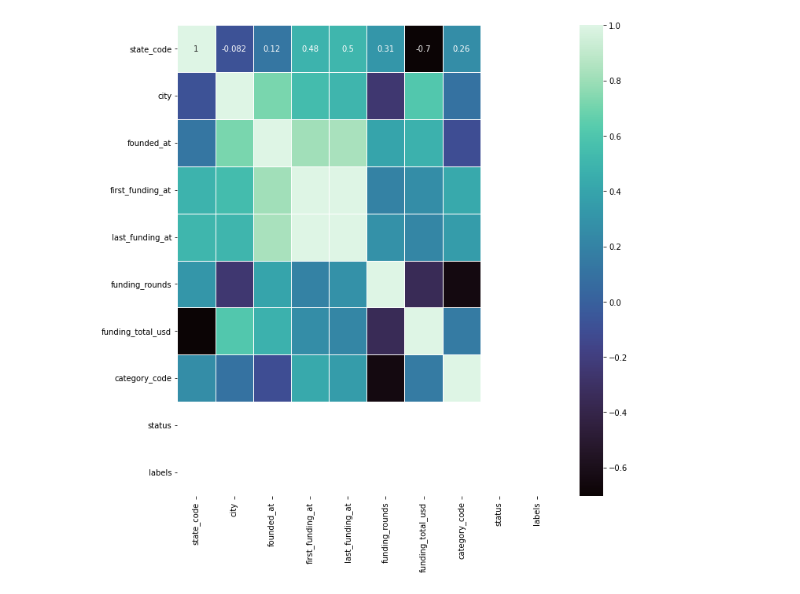
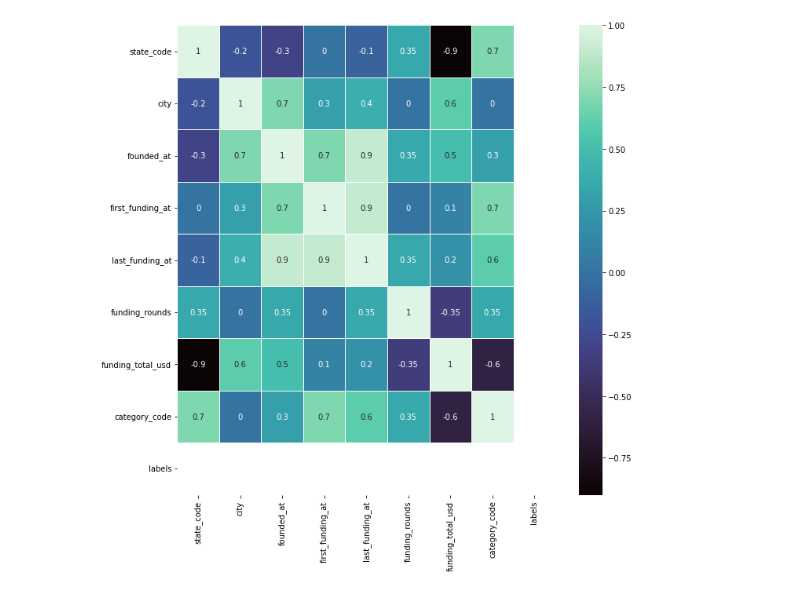
Before and after one commit to MarcLlopart/VC-Investments-Analysis, a Jupyter notebook: 1_1_correlations.ipynb, the cells around one changed output. Saved outputs shown, nothing was run; the diff lists cells and outputs as text; code cells hidden in the pictures.

```diff
--- a/1_1_correlations.ipynb
+++ b/1_1_correlations.ipynb
@@ -133,15 +133,14 @@ clean_startup_info['funding_total_usd'] = clean_startup_info['funding_total_usd'
 
 columns_processed = ['state_code', 'city', 'founded_at',
                      'first_funding_at', 'last_funding_at', 'funding_rounds',
-                     'funding_total_usd', 'category_code', 'status',
-                     'labels']
+                     'funding_total_usd', 'category_code', 'labels']
 correlation_df = clean_startup_info[columns_processed].head()
 # %%
-correlation = correlation_df.corr()
+correlation = correlation_df.corr(method='spearman')
 
 fig, ax = plt.subplots(figsize=(10,10))         # Sample figsize in inches
 sns.heatmap(correlation, annot=True, linewidths=.5, ax=ax, cmap="mako")
 
 fig.tight_layout()
 # %% [output]
-[figure, old version]
+[figure, new version]
```
Also changed, not shown: parts of 1 cell of this notebook.
